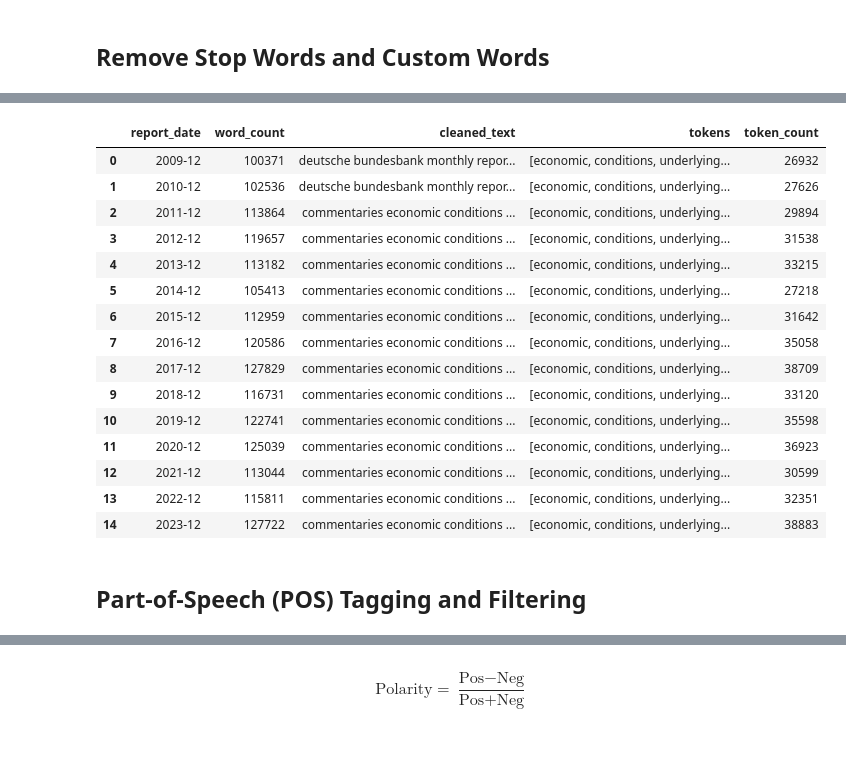
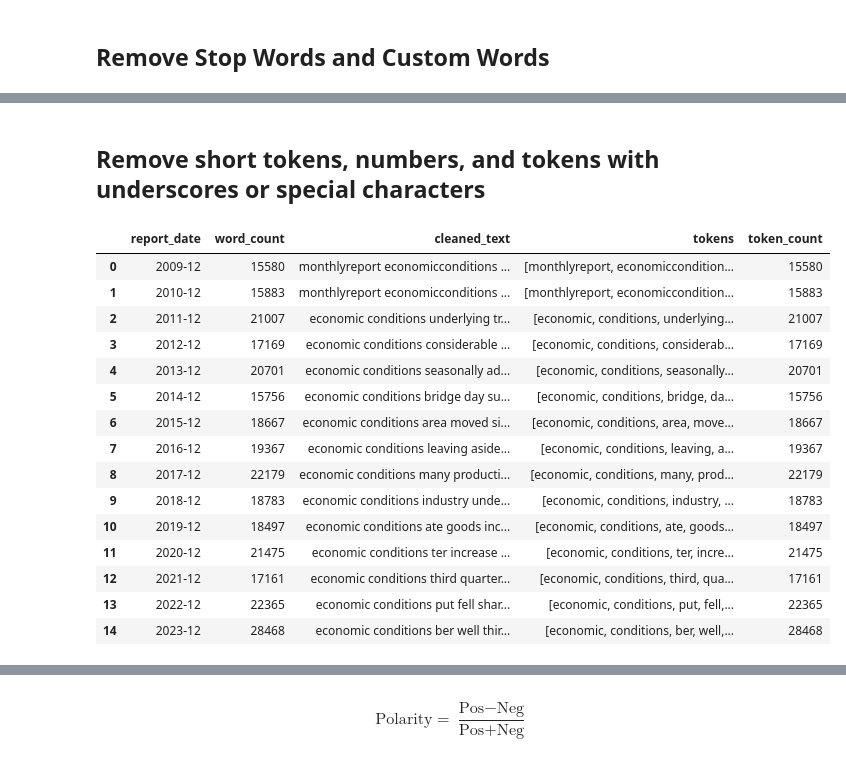
Before and after one commit to NhiPK/MLforEcon, a Jupyter notebook: TextProcessing.ipynb, the cells around one changed output, grey strips where cells are left out. Cells and saved outputs as stored; diff of their text form; code cells hidden in the pictures.

```diff
--- a/TextProcessing.ipynb
+++ b/TextProcessing.ipynb
@@ -216,3 +311,22 @@ print(stop_words)
 [nltk_data] Downloading package punkt_tab to
 [nltk_data]     C:\Users\nhipk\AppData\Roaming\nltk_data...
 [nltk_data]   Package punkt_tab is already up-to-date!
+# %%
+# A list of custom words to be removed
+custom_stop_words = {"report", "monthly",  "deutsche", "german", "germany", "country", "countries", "european", "euro", "zone", "europe", "ecb",
+                     "bundesbank", "central", "bank", "bundesbankbericht", "bundesbankmonatsbericht", "bundesbankmonatsberichte", "bundesbankmonatsberichten", "bundesbankmonatsberichts", "bundesbankmonatsberichten", "bundesbankmonatsberichts", "bundesbankmonatsberichten", "bundesbankmonatsberichts", "bundesbankmonatsberichten", "bundesbankmonatsberichts", "bundesbankmonatsberichten", "monatsbericht", "bericht",
+                     "crypto", "financial", "coin","total","asset","market","monetary", "policy",
+                     "january","february","march","april","may","june","july","august","september","october","november","december","year",
+                     "data", "page", "figure", "chart", "appendix", "source", "statist","commentaries"
+                    }
+all_stop_words = custom_stop_words.union(stop_words)
+
+# Remove stop words
+df_sentiment['tokens'] = df_sentiment['tokens'].apply(lambda x: [word for word in x if word not in all_stop_words])
+
+# Reconstruct the cleaned text from the filtered tokens
+df_sentiment['cleaned_text'] = df_sentiment['tokens'].apply(lambda x: " ".join(x))
+
+df_sentiment["token_count"] = df_sentiment["tokens"].str.len()
+
+display(df_sentiment)
@@ -219,17 +350,6 @@ print(stop_words)
+# %% [markdown]
+## Remove short tokens, numbers, and tokens with underscores or special characters
 # %%
-# A list of custom words to be removed
-custom_stop_words = {
-    "report", "monthly", "bundesbank", "deutsche", "german", "germany", "country", "countries"
-    "central", "bank", "european", "euro", "zone", "europe",
-    "ecb", "monetary", "policy","december","commentaries", "monatsbericht", "bericht", "bundesbankbericht", "bundesbankmonatsbericht", "bundesbankmonatsberichte", "bundesbankmonatsberichten", "bundesbankmonatsberichts", "bundesbankmonatsberichten", "bundesbankmonatsberichts", "bundesbankmonatsberichten", "bundesbankmonatsberichts", "bundesbankmonatsberichten", "bundesbankmonatsberichts", "bundesbankmonatsberichten",
-    "data", "page", "figure", "chart", "appendix", "source", "statist"
-}
-all_stop_words = custom_stop_words.union(stop_words)
-
-# Remove stop words
-df_sentiment['tokens'] = df_sentiment['tokens'].apply(lambda x: [word for word in x if word not in all_stop_words])
-
-# Remove short tokens, tokens with numbers, and tokens with underscores or special characters
 def apply_regex_vocabulary_filter(token_list):
     """
     Filter a list of tokens using strict regex and string rules:
@@ -240,47 +360,49 @@ def apply_regex_vocabulary_filter(token_list):
     if not isinstance(token_list, list):
         return []
 
     cleaned_tokens = []
     for token in token_list:
         token = str(token).strip() # Ensure the token is a valid string and strip any spaces
 
         if len(token) < 3: # Check if token length is less than 3
             continue
 
         if any(char.isdigit() for char in token): # Check if token contains any numerical digits
             continue
 
         if not re.match(r'^[a-zA-Z]+$', token): # Check if token contains underscores or non-alphabetic characters
 
             continue
 
         # If the token passes all the criteria above, keep it
         cleaned_tokens.append(token)
 
     return cleaned_tokens
 
 # Filter the original tokens column using the pattern-based rules
 df_sentiment['tokens'] = df_sentiment['tokens'].apply(apply_regex_vocabulary_filter)
 
+# Reconstruct the cleaned text from the filtered tokens
+df_sentiment['cleaned_text'] = df_sentiment['tokens'].apply(lambda x: " ".join(x))
+
+df_sentiment["word_count"] = df_sentiment["cleaned_text"].str.split().str.len()
 df_sentiment["token_count"] = df_sentiment["tokens"].str.len()
 
 display(df_sentiment)
 # %% [output]
 |  | report_date | word_count | cleaned_text | tokens | token_count |
-| 0 | 2009-12 | 100371 | deutsche bundesbank monthly repor... | [economic, conditions, underlying... | 26932 |
-| 1 | 2010-12 | 102536 | deutsche bundesbank monthly repor... | [economic, conditions, underlying... | 27626 |
-| 2 | 2011-12 | 113864 | commentaries economic conditions ... | [economic, conditions, underlying... | 29894 |
-| 3 | 2012-12 | 119657 | commentaries economic conditions ... | [economic, conditions, underlying... | 31538 |
-| 4 | 2013-12 | 113182 | commentaries economic conditions ... | [economic, conditions, underlying... | 33215 |
-| 5 | 2014-12 | 105413 | commentaries economic conditions ... | [economic, conditions, underlying... | 27218 |
-| 6 | 2015-12 | 112959 | commentaries economic conditions ... | [economic, conditions, underlying... | 31642 |
-| 7 | 2016-12 | 120586 | commentaries economic conditions ... | [economic, conditions, underlying... | 35058 |
-| 8 | 2017-12 | 127829 | commentaries economic conditions ... | [economic, conditions, underlying... | 38709 |
-| 9 | 2018-12 | 116731 | commentaries economic conditions ... | [economic, conditions, underlying... | 33120 |
-| 10 | 2019-12 | 122741 | commentaries economic conditions ... | [economic, conditions, underlying... | 35598 |
-| 11 | 2020-12 | 125039 | commentaries economic conditions ... | [economic, conditions, underlying... | 36923 |
-| 12 | 2021-12 | 113044 | commentaries economic conditions ... | [economic, conditions, underlying... | 30599 |
-| 13 | 2022-12 | 115811 | commentaries economic conditions ... | [economic, conditions, underlying... | 32351 |
-| 14 | 2023-12 | 127722 | commentaries economic conditions ... | [economic, conditions, underlying... | 38883 |
+| 0 | 2009-12 | 15580 | monthlyreport economicconditions ... | [monthlyreport, economiccondition... | 15580 |
+| 1 | 2010-12 | 15883 | monthlyreport economicconditions ... | [monthlyreport, economiccondition... | 15883 |
+| 2 | 2011-12 | 21007 | economic conditions underlying tr... | [economic, conditions, underlying... | 21007 |
+| 3 | 2012-12 | 17169 | economic conditions considerable ... | [economic, conditions, considerab... | 17169 |
+| 4 | 2013-12 | 20701 | economic conditions seasonally ad... | [economic, conditions, seasonally... | 20701 |
+| 5 | 2014-12 | 15756 | economic conditions bridge day su... | [economic, conditions, bridge, da... | 15756 |
+| 6 | 2015-12 | 18667 | economic conditions area moved si... | [economic, conditions, area, move... | 18667 |
+| 7 | 2016-12 | 19367 | economic conditions leaving aside... | [economic, conditions, leaving, a... | 19367 |
+| 8 | 2017-12 | 22179 | economic conditions many producti... | [economic, conditions, many, prod... | 22179 |
+| 9 | 2018-12 | 18783 | economic conditions industry unde... | [economic, conditions, industry, ... | 18783 |
+| 10 | 2019-12 | 18497 | economic conditions ate goods inc... | [economic, conditions, ate, goods... | 18497 |
+| 11 | 2020-12 | 21475 | economic conditions ter increase ... | [economic, conditions, ter, incre... | 21475 |
+| 12 | 2021-12 | 17161 | economic conditions third quarter... | [economic, conditions, third, qua... | 17161 |
+| 13 | 2022-12 | 22365 | economic conditions put fell shar... | [economic, conditions, put, fell,... | 22365 |
+| 14 | 2023-12 | 28468 | economic conditions ber well thir... | [economic, conditions, ber, well,... | 28468 |
-# %% [markdown]
-## Part-of-Speech (POS) Tagging and Filtering
```
Also changed, not shown: parts of 36 cells of this notebook.
